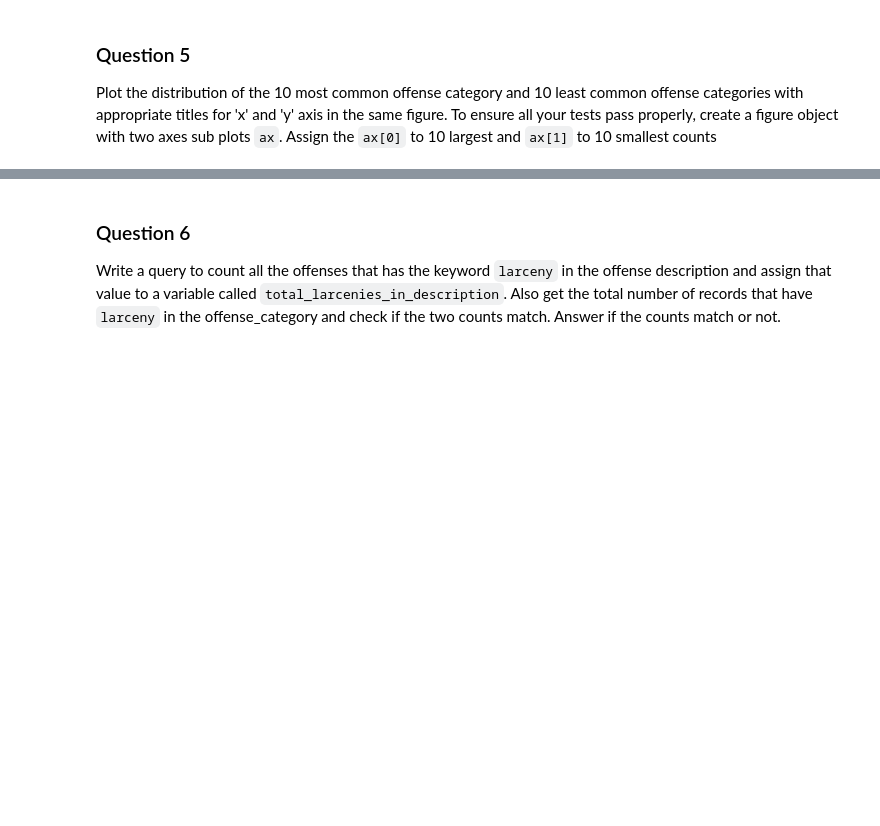
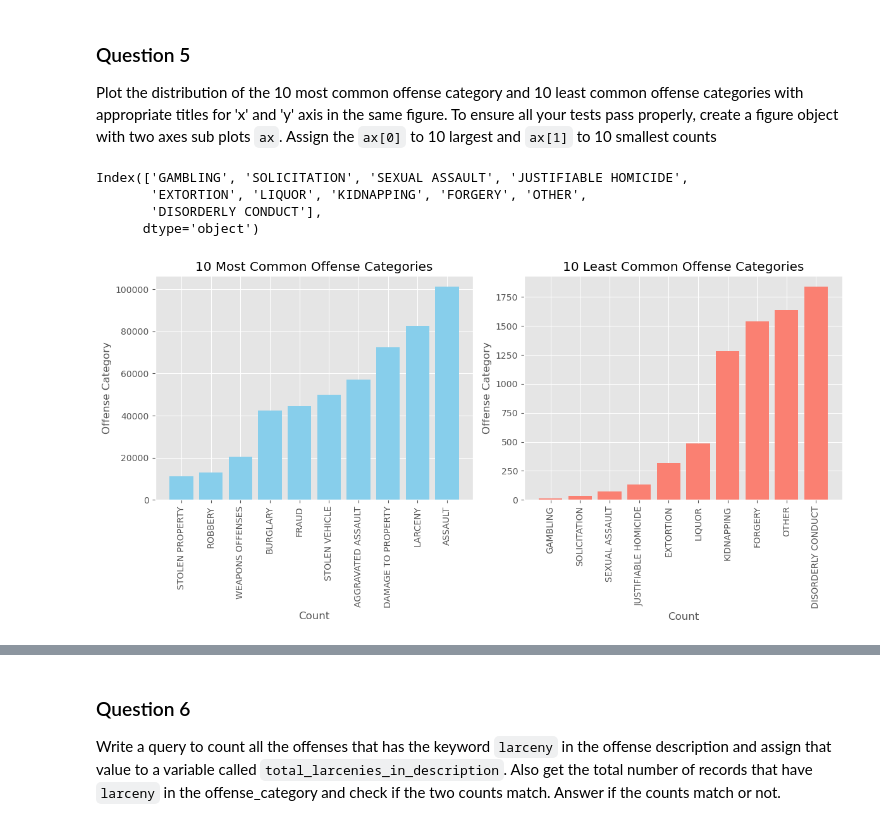
Before and after one commit to PKUniiiiice/STATS_507, a Jupyter notebook: HW8/ps8.ipynb, the cells around one changed output, grey strips where cells are left out. Saved outputs shown, nothing was run; the diff lists cells and outputs as text; code cells hidden in the pictures; blank space fills up the shorter version.

```diff
--- a/HW8/ps8.ipynb
+++ b/HW8/ps8.ipynb
@@ -10,8 +10,10 @@ https://data.detroitmi.gov/datasets/detroitmi::rms-crime-incidents/about
 In this assignment, you will perform Exploratory Data Analytics on the given dataset. To score full points, you have to provide a conclusion with your insights after exploring the dataset with specific recommendation on what folks could do to avoid being a crime victim in Detroit. Assignments will no conclusion will lose a point.
 # %%
 #import
+import numpy as np
 import pandas as pd
 import matplotlib.pyplot as plt
+plt.style.use('ggplot')
 import seaborn as sns
 import plotly.graph_objects as go
 # %% [markdown]
@@ -55,2 +62,5 @@ count_of_unique_offense_desc = ...
+# %%
+df["offense_description"] = df["offense_description"].str.split("-", expand=True).iloc[:, 0].str.strip()
+count_of_unique_offense_desc = df["offense_description"].nunique()
 # %%
 grader.check("q4")
@@ -68,2 +74,38 @@ fix, ax = None, None
+# %%
+least_common.index
+# %% [output]
+Index(['GAMBLING', 'SOLICITATION', 'SEXUAL ASSAULT', 'JUSTIFIABLE HOMICIDE',
+       'EXTORTION', 'LIQUOR', 'KIDNAPPING', 'FORGERY', 'OTHER',
+       'DISORDERLY CONDUCT'],
+      dtype='object')
+# %%
+fig, ax = plt.subplots(1, 2, figsize=(12, 6))
+
+offense_counts = df["offense_category"].value_counts()
+
+sorted_offense_counts = offense_counts.sort_values()
+
+# 10 most and 10 least
+most_common = sorted_offense_counts.tail(10)
+least_common = sorted_offense_counts.head(10)
+
+# Plot
+ax[0].bar(most_common.index, most_common.values, color="skyblue")
+ax[0].set_title("10 Most Common Offense Categories")
+ax[0].set_xlabel("Count")
+ax[0].set_ylabel("Offense Category")
+ax[0].tick_params(axis="x", labelrotation=90)
+
+ax[1].bar(least_common.index, least_common.values, color="salmon")
+ax[1].set_title("10 Least Common Offense Categories")
+ax[1].set_xlabel("Count")
+ax[1].set_ylabel("Offense Category")
+ax[1].tick_params(axis="x", labelrotation=90)
+
+# Adjust layout and show the plot
+plt.tight_layout()
+plt.show()
+# %% [output]
+[figure, added]
 # %%
 grader.check("q5")
```
Also changed, not shown: parts of 34 cells of this notebook, 2 other files.
